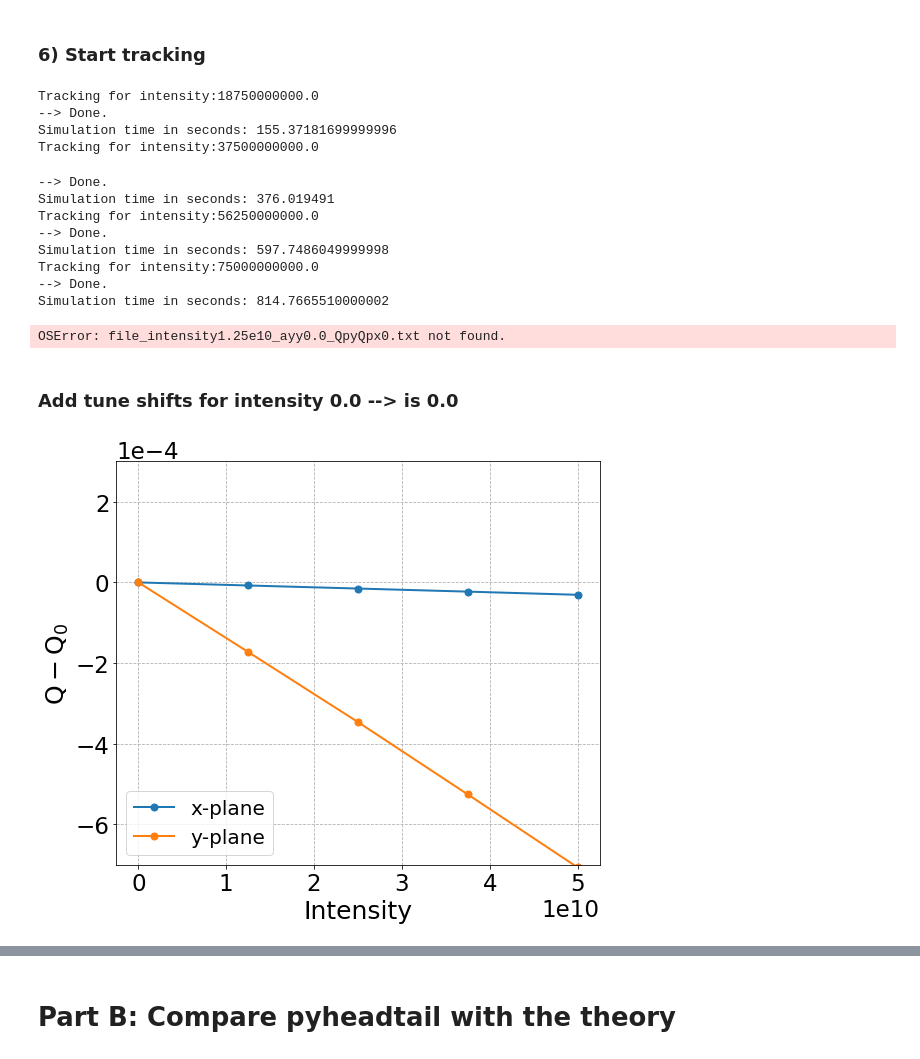
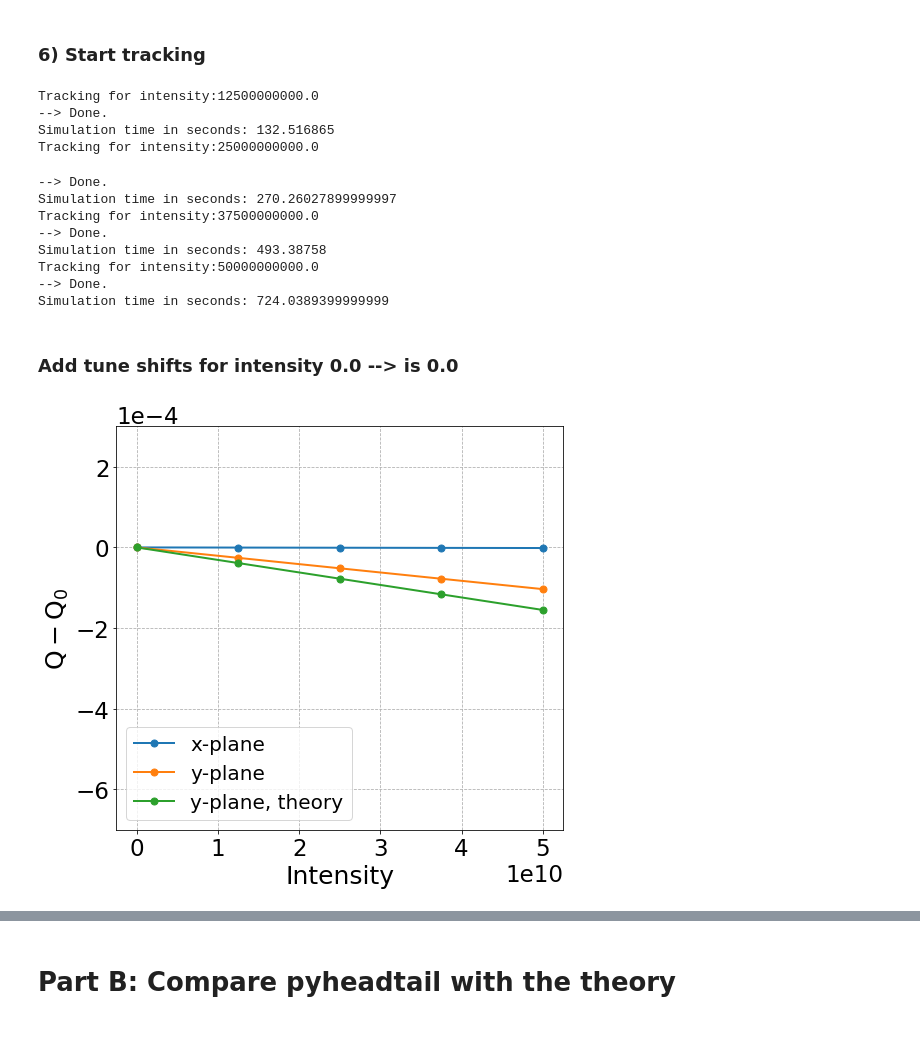
Before and after one commit to natriant/cc_rf_noise_pyheadtail, a Jupyter notebook: run_simulation/run_PyHEADTAIL_no_htcondor/impedance_studies/SPSheadtail_tune_shift_with_impedance-simple.ipynb, the cells around one changed output, grey strips where cells are left out. Saved outputs shown, nothing was run; the diff lists cells and outputs as text; code cells hidden in the pictures.

```diff
--- a/run_simulation/run_PyHEADTAIL_no_htcondor/impedance_studies/SPSheadtail_tune_shift_with_impedance-simple.ipynb
+++ b/run_simulation/run_PyHEADTAIL_no_htcondor/impedance_studies/SPSheadtail_tune_shift_with_impedance-simple.ipynb
@@ -143,6 +150,7 @@ epsn_y = 2e-6
 
 tau = 1.7e-9 # 4 sigma_t [s]
 sigma_z = c*tau/4 #0.155  # m
+sigma_z = 0.27
 #sigma_z = %sigmaz #0.155
 print(f'sigma_z= {sigma_z} [m]')
 
@@ -157,7 +165,7 @@ epsn_z = 4*np.pi * p0/e * sigma_z*sigma_dp
 # generate bunches for the different intensities
 intensity_list = np.linspace(0, 5e10, 5)
 for intensity in intensity_list[1:]:
-    intensity = intensity+0.5*intensity
+
     print(f'Createing bunch for intensity:{intensity}')
 
     bunch = generate_Gaussian6DTwiss(
@@ -177,15 +185,15 @@ for intensity in intensity_list[1:]:
 
 # SLICER FOR WAKEFIELDS
 # ============
-n_slices = 500 # 500
+n_slices = 500 #1500 # 500
 slicer_for_wakefields = UniformBinSlicer(n_slices, z_cuts=(-3.*sigma_z, 3.*sigma_z))#,circumference=circumference, h_bunch=h1)
 
 # WAKEFIELD
 # ==========
-n_turns_wake = 1 # for the moment we consider that the wakefield decays after 1 turn
-wakefile1=('SPS_complete_wake_model_2018_Q26.txt')
-
-
+n_turns_wake = 1 #43  # for the moment we consider that the wakefield decays after 1 turn
+#wakefile1=('SPS_complete_wake_model_2018_Q26.txt')
+#wakefile1=('wakefields/SPS_wake_model_with_wall_2018_Q26_updated.txt')
+wakefile1=('wakefields/SPS_wake_model_with_wall_2018_Q26.txt')
 ww1 = WakeTable(wakefile1, ['time', 'dipole_x', 'dipole_y', 'quadrupole_x', 'quadrupole_y'], n_turns_wake=n_turns_wake)
 
 # only dipolar kick
@@ -193,6 +201,10 @@ ww1 = WakeTable(wakefile1, ['time', 'dipole_x', 'dipole_y', 'quadrupole_x', 'qua
 #ww1.wake_table['quadrupole_x'] = np.zeros(my_length)
 #ww1.wake_table['quadrupole_y'] = np.zeros(my_length)
 
+# only quadrupolar kick
+#my_length = len(ww1.wake_table['quadrupole_x'])
+#ww1.wake_table['dipole_x'] = np.zeros(my_length)
+#w1.wake_table['dipole_y'] = np.zeros(my_length)
 
 
 wake_field_kicker = WakeField(slicer_for_wakefields, ww1)#, beta_x=beta_x, beta_y=beta_y)
@@ -249,7 +261,6 @@ meanY = np.zeros(n_damped_turns)
 # Iterate over the intensities, reload bunch object from file for each intensisty
 #intensity_list = np.linspace(0, 5e10, 5)
 for intensity in intensity_list[1:]:
-    intensity=intensity+0.5*intensity
     print(f'Tracking for intensity:{intensity}')
 
     file2 = open(f'bunch_intensity{intensity/1e10}1e10', 'rb')
@@ -291,18 +302,18 @@ for intensity in intensity_list[1:]:
 
     print("Simulation time in seconds: " + str(time.clock() - t0))
 # %% [output]
-Tracking for intensity:18750000000.0
+Tracking for intensity:12500000000.0
 --> Done.
-Simulation time in seconds: 155.37181699999996
-Tracking for intensity:37500000000.0
+Simulation time in seconds: 132.516865
+Tracking for intensity:25000000000.0
 --> Done.
-Simulation time in seconds: 376.019491
-Tracking for intensity:56250000000.0
+Simulation time in seconds: 270.26027899999997
+Tracking for intensity:37500000000.0
 --> Done.
-Simulation time in seconds: 597.7486049999998
-Tracking for intensity:75000000000.0
+Simulation time in seconds: 493.38758
+Tracking for intensity:50000000000.0
 --> Done.
-Simulation time in seconds: 814.7665510000002
+Simulation time in seconds: 724.0389399999999
 # %%
 Qx_list, Qy_list = [], []
 Qx_list.insert(0, 0.13)
@@ -314,8 +325,6 @@ for intensity in intensity_list[1:]:
 
     Qx_list.append(pnf.get_tune(meanX))
     Qy_list.append(pnf.get_tune(meanY))
-# %% [output]
-OSError: file_intensity1.25e10_ayy0.0_QpyQpx0.txt not found.
 # %% [markdown]
 ### Add tune shifts for intensity 0.0 --> is 0.0
 # %%
@@ -336,23 +345,41 @@ if save2pickle:
         pickle.dump(Qx_coherent, ff, pickle.HIGHEST_PROTOCOL)
     ff.close()
+# %%
+DQy_theory = [-0.0,
+ -3.875696957691316e-05,
+ -7.751393915382632e-05,
+ -0.00011627090873073951,
+ -0.00015502787830765265]
+DQx_theory  = [-0.0,
+ -7.089787821226345e-07,
+ -1.417957564245269e-06,
+ -2.126936346367904e-06,
+ -2.835915128490538e-06]
+
+#[-0.0,
+# -4.302562996493627e-05,
+# -8.605125992987254e-05,
+# -0.00012907688989480882,
+# -0.00017210251985974508] # 23 cm
 # %%
 plt.plot(intensity_list, np.array(Qx_list)-0.13, '-o', c='C0', label='x-plane')
 plt.plot(intensity_list, np.array(Qy_list)-0.18, '-o', c='C1', label='y-plane')
+plt.plot(intensity_list, DQy_theory, '-o', c='C2', label='y-plane, theory')
 
 
 plt.ylabel(r'$\mathrm{Q-Q_0}$')
 plt.ticklabel_format(axis='y', style='sci', scilimits=(0,0))
 plt.xlabel('Intensity')
 plt.grid(linestyle='dashed')
 plt.legend(loc=3)
 
 plt.tight_layout()
 
 # axis limits
 plt.ylim(-7e-4, 3e-4)#3e-5
 
 savefig = False
 if savefig:
     plt.savefig(f'TuneShift_vs_Intensity_Q26wakes_ayy{app_y}_QpxQpy{Qp_x}_sigmaz{sigma_z}.png', bbox_inches='tight')
 # %% [output]
-[figure, old version]
+[figure, new version]
```
Also changed, not shown: parts of 6 cells of this notebook, 21 other files.
